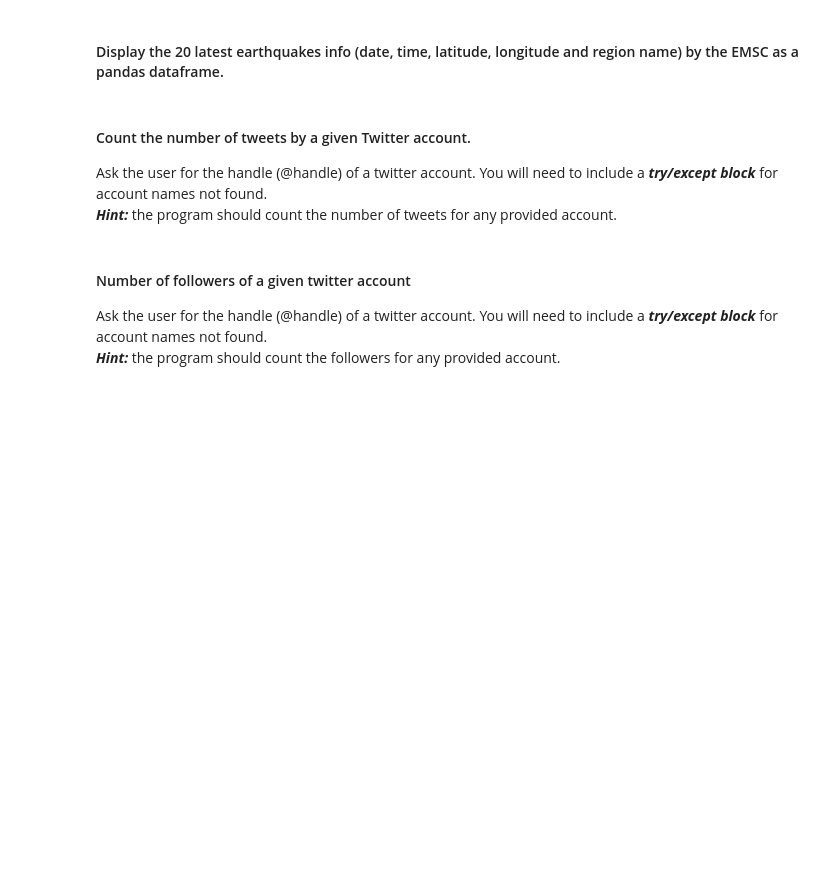
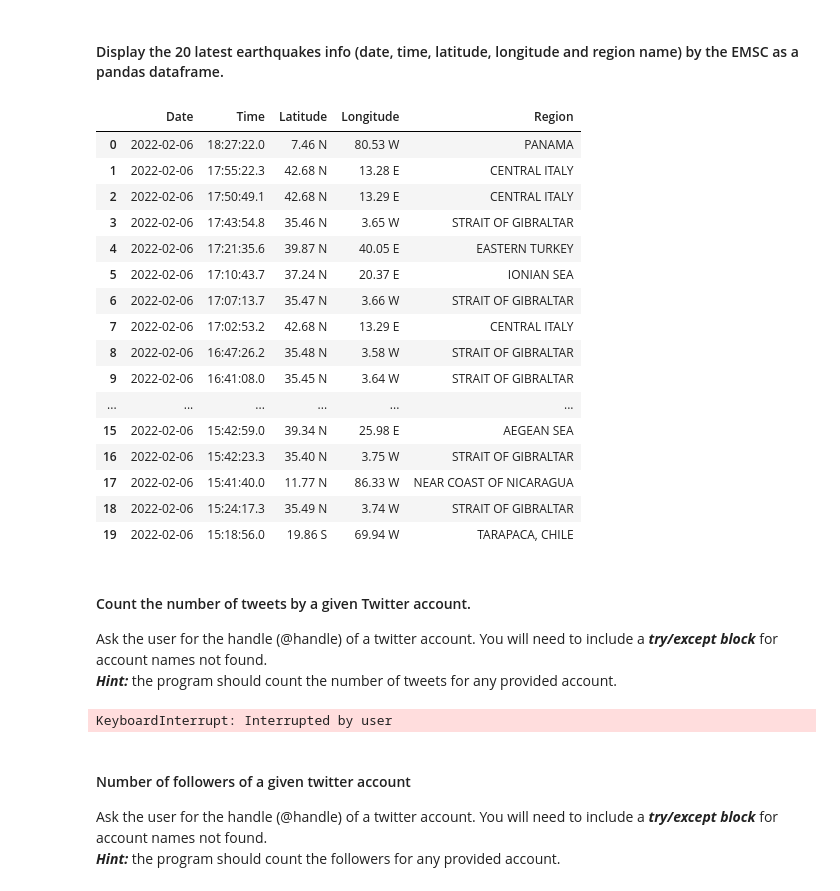
Before and after one commit to MichelBrunGit/LabsDataAnalyticsIronhack, a Jupyter notebook: module_1/Lab_16 Web Scraping/Lab16_Web Scraping_Michel_Brun.ipynb, the cells around one changed output. Cells and saved outputs as stored; diff of their text form; code cells hidden in the pictures; blank space fills up the shorter version.

```diff
--- a/module_1/Lab_16 Web Scraping/Lab16_Web Scraping_Michel_Brun.ipynb
+++ b/module_1/Lab_16 Web Scraping/Lab16_Web Scraping_Michel_Brun.ipynb
@@ -207,3 +449,47 @@ url = 'https://www.emsc-csem.org/Earthquake/'
+# %%
+# your code here
+html = requests.get(url).content;
+soup = BeautifulSoup(html, "lxml");
+earthquakes = soup.find('tbody', {'id': 'tbody'}).find_all("tr");
+
+nelem = 20;
+latest_earthquakes = [];
+
+for earthquake in earthquakes[:nelem]:
+    # Date and time
+    date, time = earthquake.find('td', {'class': 'tabev6'}).find('a').text.split();
+    # Latitude and longitude
+    lat_deg, lon_deg = earthquake.find_all('td', {'class': 'tabev1'});
+    lat_dir, lon_dir, magnitude = earthquake.find_all('td', {'class': 'tabev2'});
+    lat_deg = f"{lat_deg.text.strip()} {lat_dir.text.strip()}";
+    lon_deg = f"{lon_deg.text.strip()} {lon_dir.text.strip()}";
+    # Region
+    region = earthquake.find('td', {'class': 'tb_region'}).text.strip();
+    # Create list of information and append
+    earthquake_summary = [date, time, lat_deg , lon_deg, region];
+    latest_earthquakes.append(earthquake_summary);
+
+df = pd.DataFrame(latest_earthquakes, columns=['Date', 'Time', 'Latitude', 'Longitude', 'Region']);
+# %%
+df
+# %% [output]
+|  | Date | Time | Latitude | Longitude | Region |
+| 0 | 2022-02-06 | 18:27:22.0 | 7.46 N | 80.53 W | PANAMA |
+| 1 | 2022-02-06 | 17:55:22.3 | 42.68 N | 13.28 E | CENTRAL ITALY |
+| 2 | 2022-02-06 | 17:50:49.1 | 42.68 N | 13.29 E | CENTRAL ITALY |
+| 3 | 2022-02-06 | 17:43:54.8 | 35.46 N | 3.65 W | STRAIT OF GIBRALTAR |
+| 4 | 2022-02-06 | 17:21:35.6 | 39.87 N | 40.05 E | EASTERN TURKEY |
+| 5 | 2022-02-06 | 17:10:43.7 | 37.24 N | 20.37 E | IONIAN SEA |
+| 6 | 2022-02-06 | 17:07:13.7 | 35.47 N | 3.66 W | STRAIT OF GIBRALTAR |
+| 7 | 2022-02-06 | 17:02:53.2 | 42.68 N | 13.29 E | CENTRAL ITALY |
+| 8 | 2022-02-06 | 16:47:26.2 | 35.48 N | 3.58 W | STRAIT OF GIBRALTAR |
+| 9 | 2022-02-06 | 16:41:08.0 | 35.45 N | 3.64 W | STRAIT OF GIBRALTAR |
+| ... | ... | ... | ... | ... | ... |
+| 15 | 2022-02-06 | 15:42:59.0 | 39.34 N | 25.98 E | AEGEAN SEA |
+| 16 | 2022-02-06 | 15:42:23.3 | 35.40 N | 3.75 W | STRAIT OF GIBRALTAR |
+| 17 | 2022-02-06 | 15:41:40.0 | 11.77 N | 86.33 W | NEAR COAST OF NICARAGUA |
+| 18 | 2022-02-06 | 15:24:17.3 | 35.49 N | 3.74 W | STRAIT OF GIBRALTAR |
+| 19 | 2022-02-06 | 15:18:56.0 | 19.86 S | 69.94 W | TARAPACA, CHILE |
 # %% [markdown]
 #### Count the number of tweets by a given Twitter account.
 Ask the user for the handle (@handle) of a twitter account. You will need to include a ***try/except block*** for account names not found.
@@ -217,3 +501,17 @@ url = 'https://twitter.com/'
+# %%
+# your code here
+username = input('Please, input your username: ')
+html = requests.get(url + username).content;
+soup = BeautifulSoup(html, "lxml");
+
+try:
+    tweet_box = soup.find('li', {'class':'ProfileNav-item ProfileNav-item--tweets is-active'});
+    tweets = tweet_box.find('a').find('span', {'class':'ProfileNav-value'});
+    print("{} has {} number of tweets.".format(username, tweets.get('data-count')))
+except:
+    print('Account name not found...')
+# %% [output]
+KeyboardInterrupt: Interrupted by user
 # %% [markdown]
 #### Number of followers of a given twitter account
 Ask the user for the handle (@handle) of a twitter account. You will need to include a ***try/except block*** for account names not found.
```
Also changed, not shown: parts of 32 cells of this notebook.
